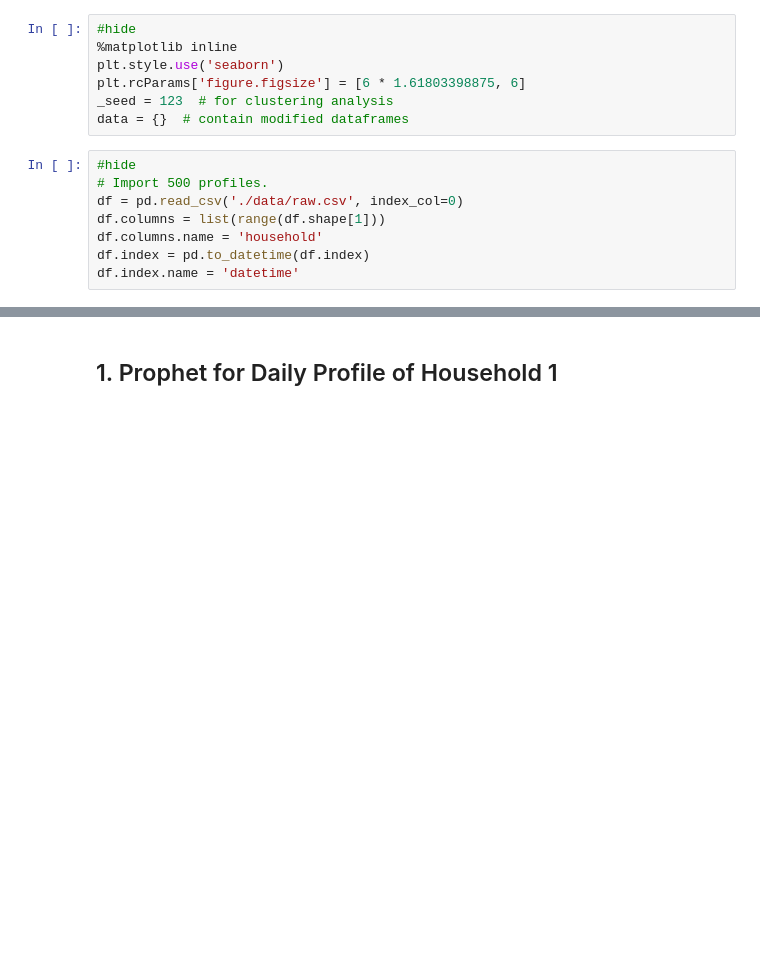
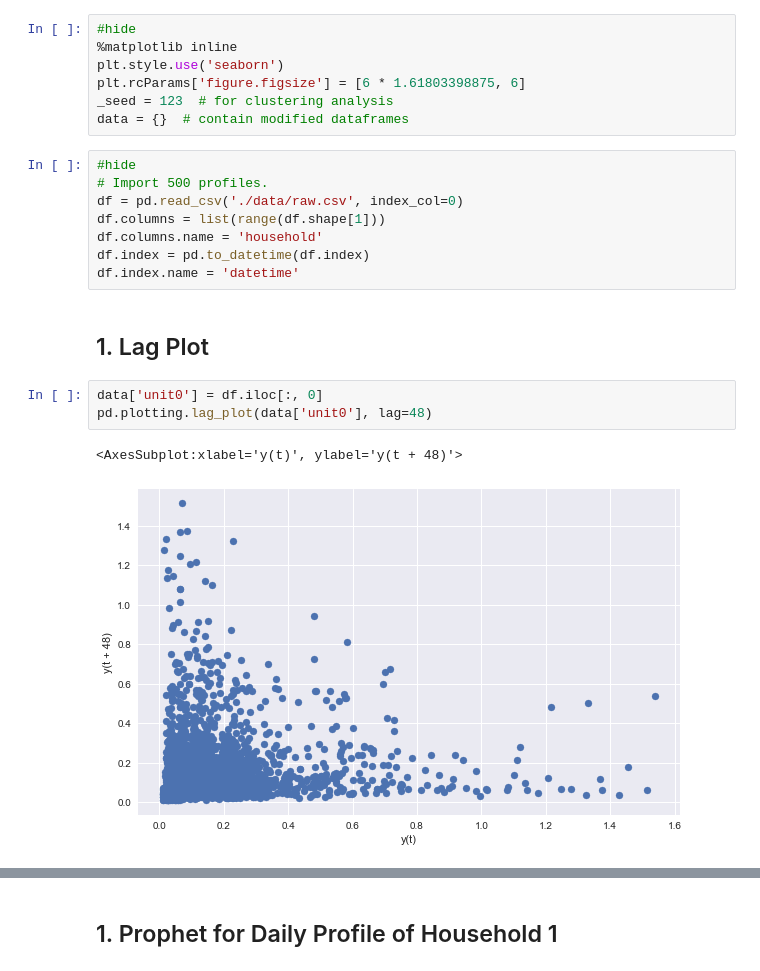
Before and after one commit to edxu96/elec_consumption, a Jupyter notebook: 01_forecast.ipynb, the cells around one changed output, grey strips where cells are left out. Cells and saved outputs as stored; diff of their text form; blank space fills up the shorter version.

```diff
--- a/01_forecast.ipynb
+++ b/01_forecast.ipynb
@@ -31,3 +32,11 @@ df.columns = list(range(df.shape[1]))
 df.columns.name = 'household'
 df.index = pd.to_datetime(df.index)
 df.index.name = 'datetime'
+# %% [markdown]
+## 1. Lag Plot
+# %%
+data['unit0'] = df.iloc[:, 0]
+pd.plotting.lag_plot(data['unit0'], lag=48)
+# %% [output]
+<AxesSubplot:xlabel='y(t)', ylabel='y(t + 48)'>
+[figure, added]
```
Also changed, not shown: parts of 8 cells of this notebook.
